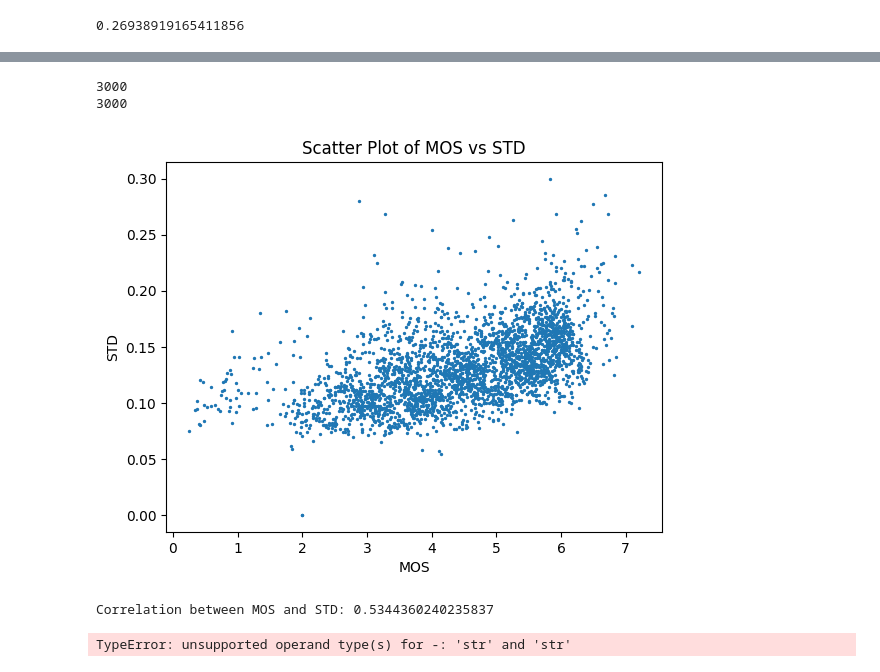
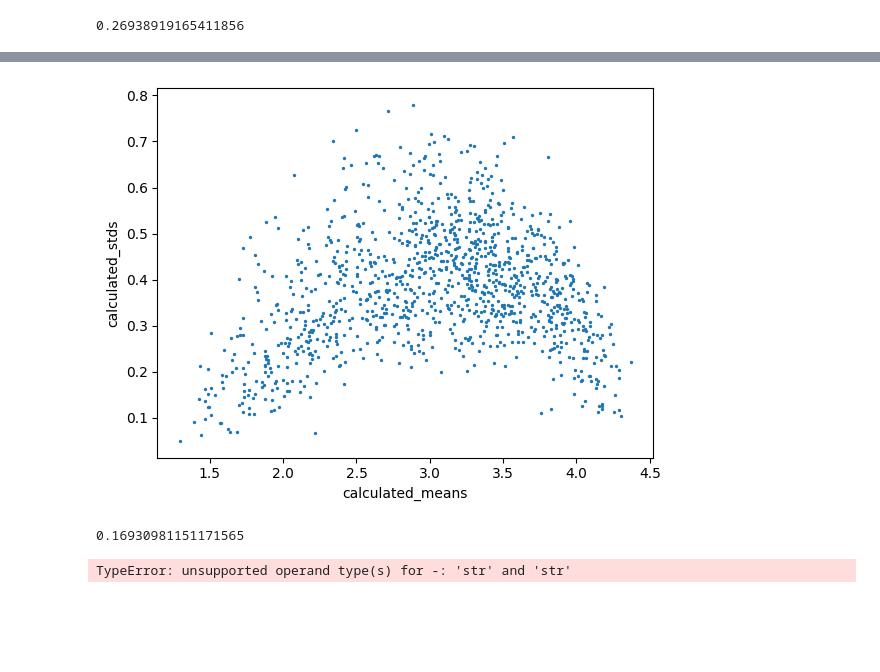
Before and after one commit to farhadhsn8/CVR-IQA, a Jupyter notebook: S18_variance_test_on_clive/S18.ipynb, the cells around one changed output, grey strips where cells are left out. Saved outputs shown, nothing was run; the diff lists cells and outputs as text; code cells hidden in the pictures; blank space fills up the shorter version.

Commit message:
variance test and feature visualization for tid dataset

```diff
--- a/S18_variance_test_on_clive/S18.ipynb
+++ b/S18_variance_test_on_clive/S18.ipynb
@@ -137,7 +142,7 @@ mat_contents
 import os
 
 # Directory containing the txt files
-directory = "S17_variance_test/tid13_50times"
+directory = "S18_variance_test_on_clive/_CLIVE_TEST"
 
 # List to store the names of txt files
 txt_files = []
@@ -150,4 +155,6 @@ for filename in os.listdir(directory):
 # Print the list of txt files
 print(len(txt_files))
 # txt_files
+
+txt_files
 # %% [output]
@@ -155,12 +179,16 @@ print(len(txt_files))
+# %%
+def calculate_mean(lst):
+    return sum(lst) / len(lst)
 # %%
 # Directory containing the txt files
-directory = "S17_variance_test/tid13_50times"
+directory = "S18_variance_test_on_clive/_CLIVE_TEST"
 from tqdm import tqdm
 # List to store the first line values
 
 all_stds = []
+all_means = []
 # Iterate over the txt files
-for i in tqdm(range(3000)):
+for i in tqdm(range(1162)):
     first_line_values = []
 
     for filename in txt_files:
@@ -173,52 +201,28 @@ for i in tqdm(range(3000)):
                 first_line_values.append(float(value))
 
     all_stds.append(calculate_std(first_line_values))
+    all_means.append(calculate_mean(first_line_values))
 # Print the list of first line values
-# %%
-# Function to read a txt file and return its contents as a list
-def read_txt_to_list(file_path):
-    with open(file_path, 'r') as file:
-        lines = file.readlines()
-    return [line.strip() for line in lines]
-
-# Example usage
-file_path = "dataset/TID2013/mos_std.txt"
-file_contents = read_txt_to_list(file_path)
-# print(file_contents)
-# Convert the list of strings to a list of floats
-stdd = [float(value) for value in file_contents]
-print(len(file_contents))
-
-
-
-# Example usage
-file_path = "dataset/TID2013/mos.txt"
-file_contents = read_txt_to_list(file_path)
-# print(file_contents)
-# Convert the list of strings to a list of floats
-moss = [float(value) for value in file_contents]
-print(len(file_contents))
-# %% [output]
-3000
-3000
 # %%
 # Normalize the lists
 # moss_normalized = [(x - min(moss)) / (max(moss) - min(moss)) for x in moss]
 # stdd_normalized = [(x - min(stdd)) / (max(stdd) - min(stdd)) for x in stdd]
+import matplotlib.pyplot as plt
+
+# all_stds , all_means , mos_clive , std_clive
 
 # Plot scatter plot
-plt.scatter(moss, stdd, s=2)
-plt.xlabel('MOS')
-plt.ylabel('STD')
-plt.title('Scatter Plot of MOS vs STD')
+plt.scatter(all_means, all_stds , s=2)
+plt.xlabel('calculated_means')
+plt.ylabel('calculated_stds')
 plt.show()
 
 # Compute correlation
-correlation, _ = pearsonr(moss, stdd)
-print(f'Correlation between MOS and STD: {correlation}')
+correlation, _ = pearsonr(all_means, all_stds)
+print(correlation)
 # %% [output]
-[figure, old version]
+[figure, new version]
-Correlation between MOS and STD: 0.5344360240235837
+0.16930981151171565
 # %%
 import matplotlib.pyplot as plt
 from scipy.stats import pearsonr
```
Also changed, not shown: parts of 2 cells of this notebook, 56 other files.
